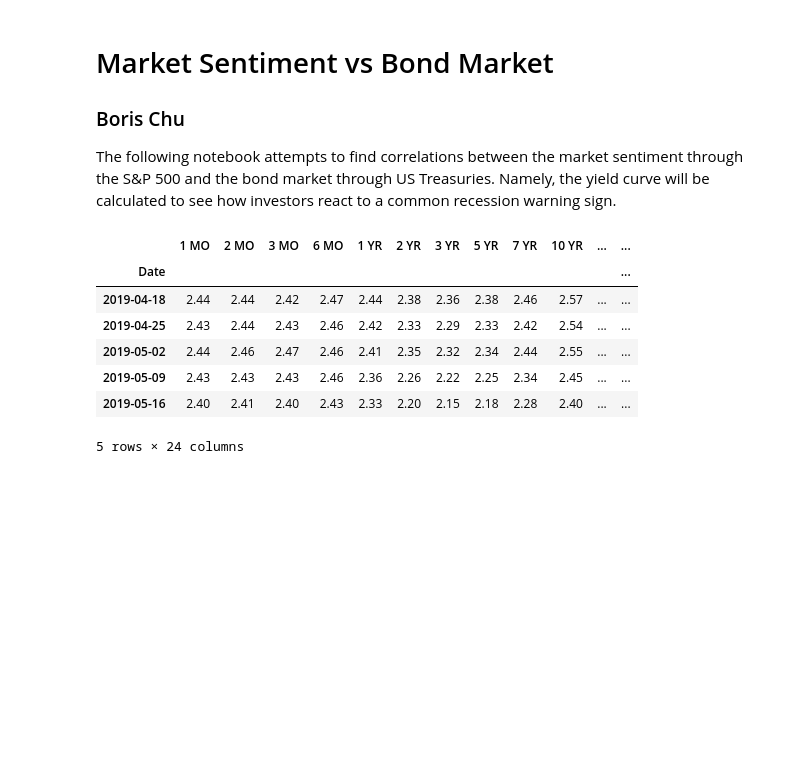
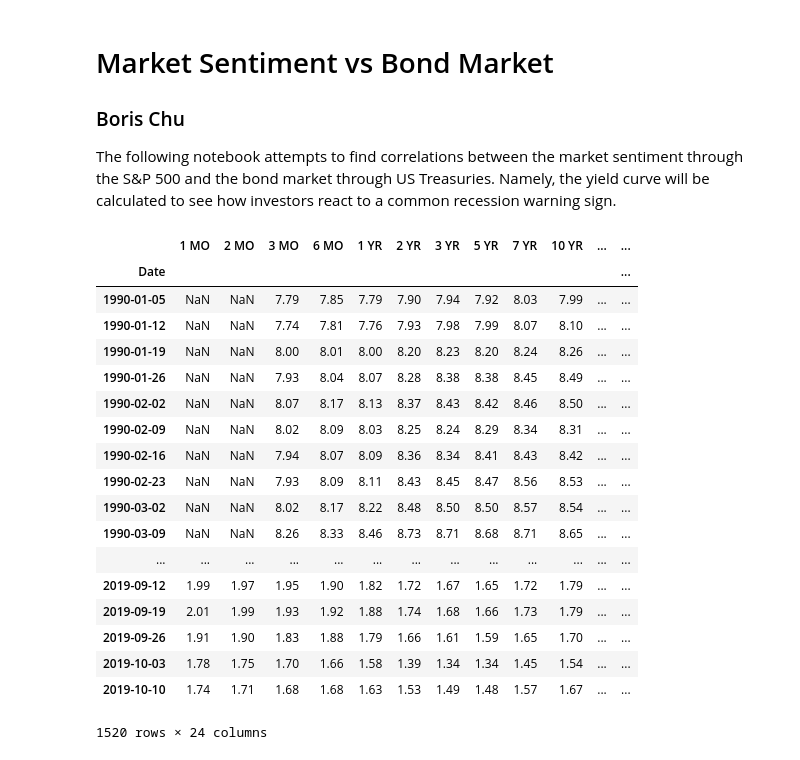
Before and after one commit to borischu/Market-Sentiment-vs-Bond-Market, a Jupyter notebook: Market Sentiment vs Bond Market.ipynb, the cells around one changed output. Cells and saved outputs as stored; diff of their text form; code cells hidden in the pictures; blank space fills up the shorter version.

```diff
--- a/Market Sentiment vs Bond Market.ipynb
+++ b/Market Sentiment vs Bond Market.ipynb
@@ -16,23 +16,34 @@ import matplotlib.pyplot as plt
 # %%
 # Extracting data from Quandl
 
 quandl.ApiConfig.api_key = 'uCFQdzxqSqyvo59r1ypD'
 sentiment = quandl.get('AAII/AAII_SENTIMENT')
 treasuries = quandl.get('USTREASURY/YIELD')
 
 df = treasuries
 df = df.join(sentiment)
 df = df.dropna(subset=['Bearish', 'Bullish', 'Neutral'])
-display(df.tail())
+df
 # %% [output]
 |  | 1 MO | 2 MO | 3 MO | 6 MO | 1 YR | 2 YR | 3 YR | 5 YR | 7 YR | 10 YR | ... | ... |
 | Date |  |  |  |  |  |  |  |  |  |  |  | ... |
-| 2019-04-18 | 2.44 | 2.44 | 2.42 | 2.47 | 2.44 | 2.38 | 2.36 | 2.38 | 2.46 | 2.57 | ... | ... |
-| 2019-04-25 | 2.43 | 2.44 | 2.43 | 2.46 | 2.42 | 2.33 | 2.29 | 2.33 | 2.42 | 2.54 | ... | ... |
-| 2019-05-02 | 2.44 | 2.46 | 2.47 | 2.46 | 2.41 | 2.35 | 2.32 | 2.34 | 2.44 | 2.55 | ... | ... |
-| 2019-05-09 | 2.43 | 2.43 | 2.43 | 2.46 | 2.36 | 2.26 | 2.22 | 2.25 | 2.34 | 2.45 | ... | ... |
-| 2019-05-16 | 2.40 | 2.41 | 2.40 | 2.43 | 2.33 | 2.20 | 2.15 | 2.18 | 2.28 | 2.40 | ... | ... |
+| 1990-01-05 | NaN | NaN | 7.79 | 7.85 | 7.79 | 7.90 | 7.94 | 7.92 | 8.03 | 7.99 | ... | ... |
+| 1990-01-12 | NaN | NaN | 7.74 | 7.81 | 7.76 | 7.93 | 7.98 | 7.99 | 8.07 | 8.10 | ... | ... |
+| 1990-01-19 | NaN | NaN | 8.00 | 8.01 | 8.00 | 8.20 | 8.23 | 8.20 | 8.24 | 8.26 | ... | ... |
+| 1990-01-26 | NaN | NaN | 7.93 | 8.04 | 8.07 | 8.28 | 8.38 | 8.38 | 8.45 | 8.49 | ... | ... |
+| 1990-02-02 | NaN | NaN | 8.07 | 8.17 | 8.13 | 8.37 | 8.43 | 8.42 | 8.46 | 8.50 | ... | ... |
+| 1990-02-09 | NaN | NaN | 8.02 | 8.09 | 8.03 | 8.25 | 8.24 | 8.29 | 8.34 | 8.31 | ... | ... |
+| 1990-02-16 | NaN | NaN | 7.94 | 8.07 | 8.09 | 8.36 | 8.34 | 8.41 | 8.43 | 8.42 | ... | ... |
+| 1990-02-23 | NaN | NaN | 7.93 | 8.09 | 8.11 | 8.43 | 8.45 | 8.47 | 8.56 | 8.53 | ... | ... |
+| 1990-03-02 | NaN | NaN | 8.02 | 8.17 | 8.22 | 8.48 | 8.50 | 8.50 | 8.57 | 8.54 | ... | ... |
+| 1990-03-09 | NaN | NaN | 8.26 | 8.33 | 8.46 | 8.73 | 8.71 | 8.68 | 8.71 | 8.65 | ... | ... |
+| ... | ... | ... | ... | ... | ... | ... | ... | ... | ... | ... | ... | ... |
+| 2019-09-12 | 1.99 | 1.97 | 1.95 | 1.90 | 1.82 | 1.72 | 1.67 | 1.65 | 1.72 | 1.79 | ... | ... |
+| 2019-09-19 | 2.01 | 1.99 | 1.93 | 1.92 | 1.88 | 1.74 | 1.68 | 1.66 | 1.73 | 1.79 | ... | ... |
+| 2019-09-26 | 1.91 | 1.90 | 1.83 | 1.88 | 1.79 | 1.66 | 1.61 | 1.59 | 1.65 | 1.70 | ... | ... |
+| 2019-10-03 | 1.78 | 1.75 | 1.70 | 1.66 | 1.58 | 1.39 | 1.34 | 1.34 | 1.45 | 1.54 | ... | ... |
+| 2019-10-10 | 1.74 | 1.71 | 1.68 | 1.68 | 1.63 | 1.53 | 1.49 | 1.48 | 1.57 | 1.67 | ... | ... |
-5 rows × 24 columns
+1520 rows × 24 columns
 # %%
 plt.plot(df['S&P 500 Weekly Close'])
 plt.xlabel('Date')
```
Also changed, not shown: parts of 4 cells of this notebook.
